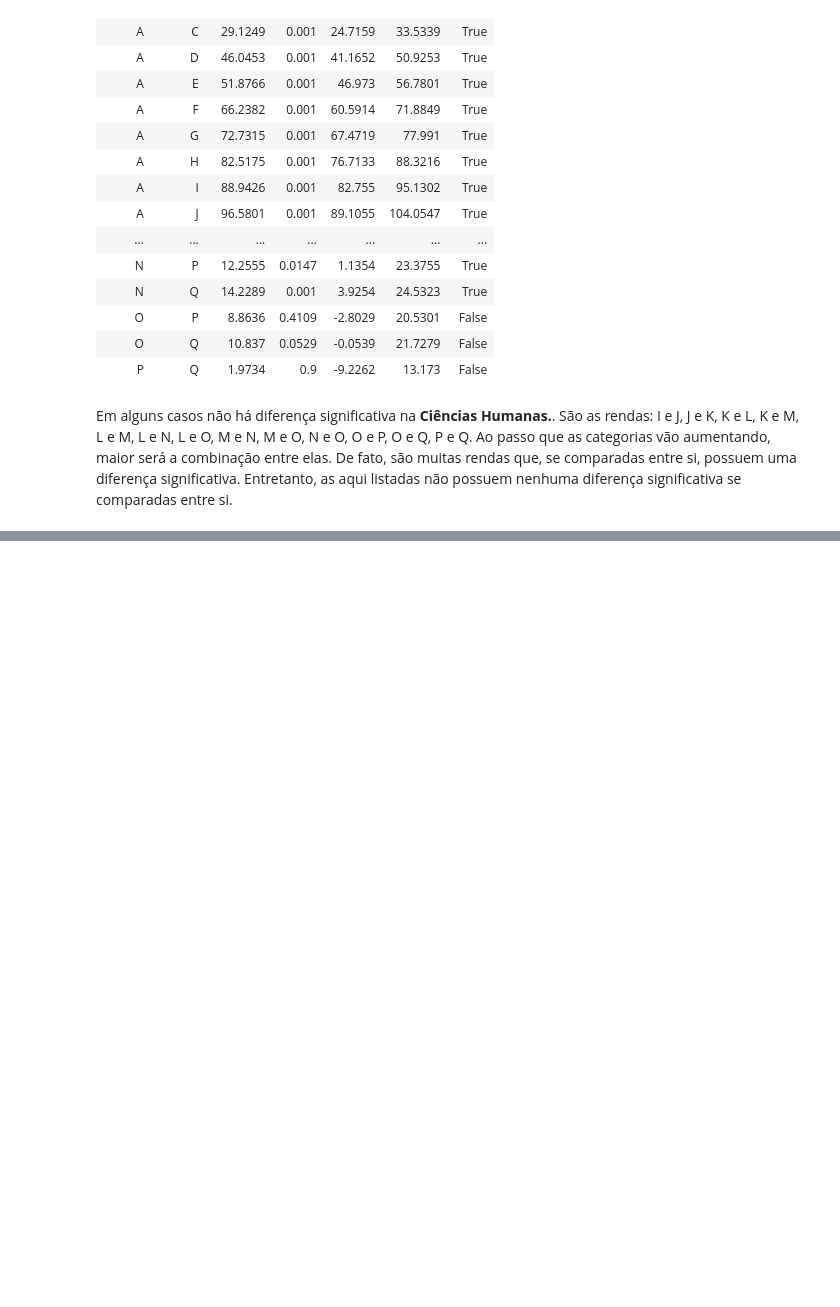
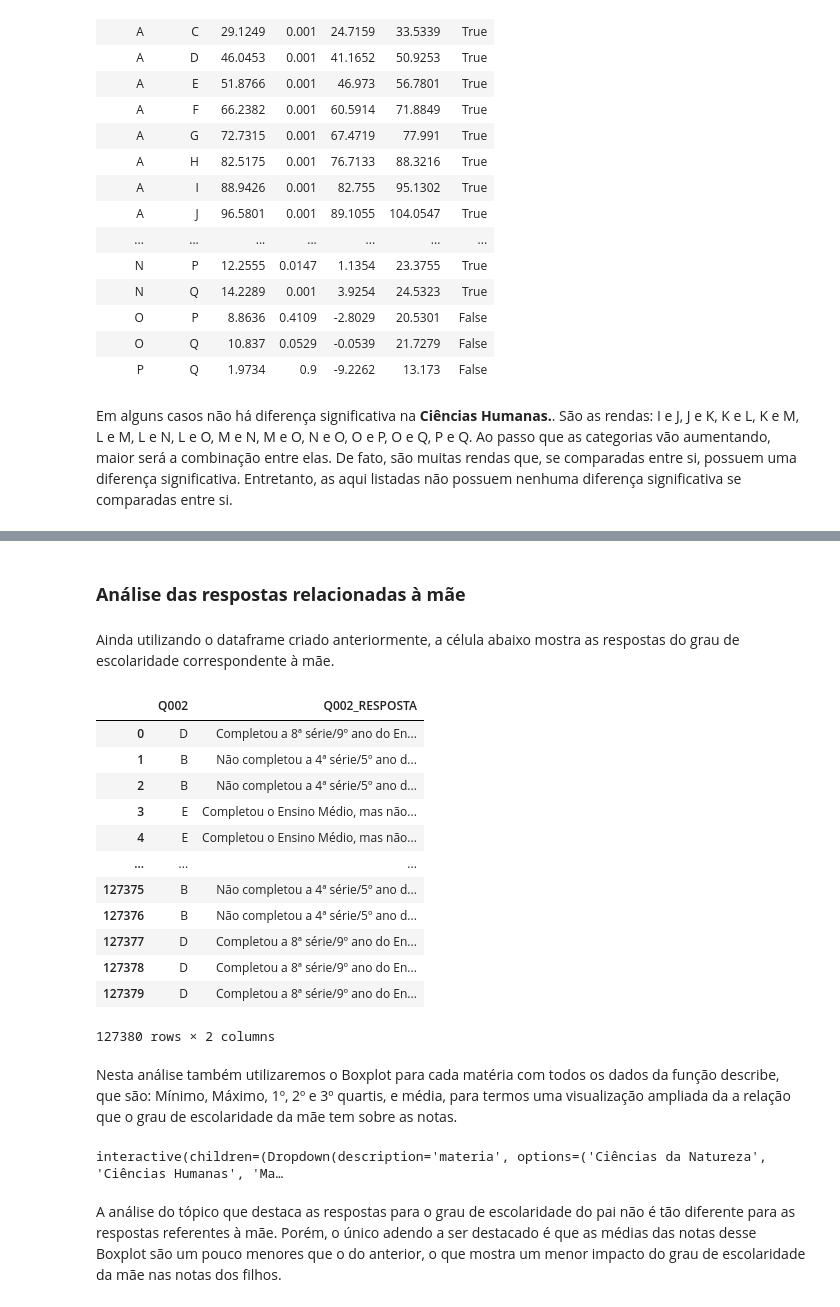
Before and after one commit to DaviReisVieira/Projeto-2-CDados, a Jupyter notebook: Análise Exploratória e Modelo.ipynb, the cells around one changed output, grey strips where cells are left out. Drawn from its saved outputs; the diff is of its cells as text; code cells hidden in the pictures; blank space fills up the shorter version.

```diff
--- a/Análise Exploratória e Modelo.ipynb
+++ b/Análise Exploratória e Modelo.ipynb
@@ -737,0 +799,40 @@ Em alguns casos não há diferença significativa na **Ciências Humanas.**. Sã
+# %% [markdown]
+### **Análise das respostas relacionadas à mãe**
+# %% [markdown]
+Ainda utilizando o dataframe criado anteriormente, a célula abaixo mostra as respostas do grau de escolaridade correspondente à mãe.
+# %%
+grau_esc_mae = dados_enem2019.copy().reset_index(drop=True)
+grau_esc_mae['Q002_RESPOSTA'] = [respostas_escolaridade_pais[resposta] for resposta in grau_esc_mae.Q002]
+grau_esc_mae[['Q002', 'Q002_RESPOSTA']]
+# %% [output]
+|  | Q002 | Q002_RESPOSTA |
+| 0 | D | Completou a 8ª série/9º ano do En... |
+| 1 | B | Não completou a 4ª série/5º ano d... |
+| 2 | B | Não completou a 4ª série/5º ano d... |
+| 3 | E | Completou o Ensino Médio, mas não... |
+| 4 | E | Completou o Ensino Médio, mas não... |
+| ... | ... | ... |
+| 127375 | B | Não completou a 4ª série/5º ano d... |
+| 127376 | B | Não completou a 4ª série/5º ano d... |
+| 127377 | D | Completou a 8ª série/9º ano do En... |
+| 127378 | D | Completou a 8ª série/9º ano do En... |
+| 127379 | D | Completou a 8ª série/9º ano do En... |
+127380 rows × 2 columns
+# %% [markdown]
+Nesta análise também utilizaremos o Boxplot para cada matéria com todos os dados da função describe, que são: Mínimo, Máximo, 1º, 2º e 3º quartis, e média, para termos uma visualização ampliada da a relação que o grau de escolaridade da mãe tem sobre as notas.
+# %%
+materias = {'Ciências da Natureza':'NU_NOTA_CN',
+            'Ciências Humanas':'NU_NOTA_CH',
+            'Matemática':'NU_NOTA_MT',
+            'Linguagens e Códigos':'NU_NOTA_LC'}
+
+def f(materia):
+    plt.figure(figsize=(8, 8))
+    sns.boxplot(x=materias[materia], y = "Q002_RESPOSTA", data = grau_esc_mae, order = escolaridade_ordenada)
+    plt.title(f"Boxplot das Notas de {materia} pela Escolaridade da Mãe", fontsize = 16);
+
+interact(f, materia=materias.keys());
+# %% [output]
+interactive(children=(Dropdown(description='materia', options=('Ciências da Natureza', 'Ciências Humanas', 'Ma…
+# %% [markdown]
+A análise do tópico que destaca as respostas para o grau de escolaridade do pai não é tão diferente para as respostas referentes à mãe. Porém, o único adendo a ser destacado é que as médias das notas desse Boxplot são um pouco menores que o do anterior, o que mostra um menor impacto do grau de escolaridade da mãe nas notas dos filhos.
```
Also changed, not shown: parts of 18 cells of this notebook.
